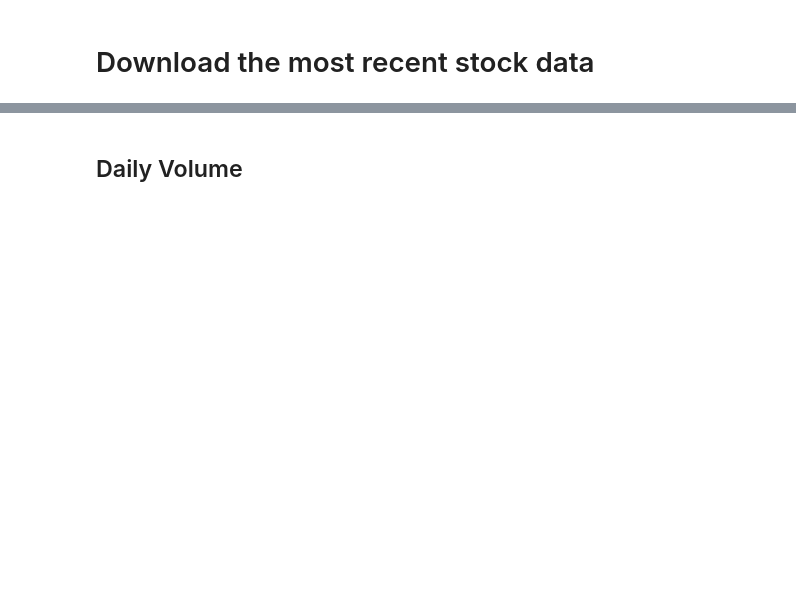
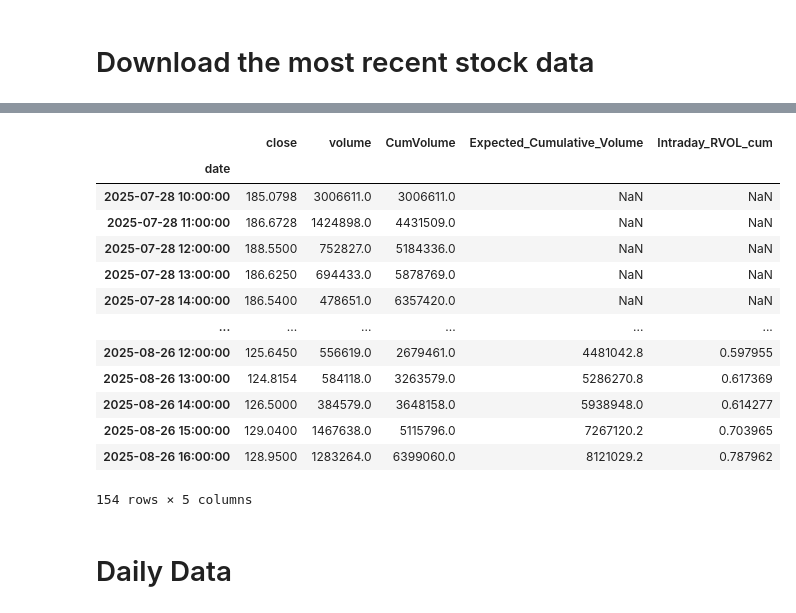
Before and after one commit to LINGUOREN369/ATR-Sigma_RVOL_Strategy, a Jupyter notebook: visualization.ipynb, the cells around one changed output, grey strips where cells are left out. Saved outputs shown, nothing was run; the diff lists cells and outputs as text; code cells hidden in the pictures; blank space fills up the shorter version.

```diff
--- a/visualization.ipynb
+++ b/visualization.ipynb
@@ -163,2 +176,44 @@ Name: Average volume, dtype: float64
+# %%
+def expected_cum_rvol(df_time_volume, look_back_days=look_back_days_hourly):
+    cum_vol_df = df_time_volume.copy().sort_index()
+    cum_vol_df["Date"] = cum_vol_df.index.date
+    cum_vol_df["Time"] = cum_vol_df.index.time
+    cum_vol_df["Cumulative_Volume"] = cum_vol_df.groupby("Date")["volume"].cumsum()
+    pivot_cum = cum_vol_df.pivot_table(index="Date", columns="Time", values="Cumulative_Volume")
+    # Not include the volume from the current day
+    exp_curve = pivot_cum.rolling(window=look_back_days).mean().shift(1)
+    exp_curve_long = exp_curve.stack().reset_index(name="Expected_Cumulative_Volume")
+    exp_curve_long["Datetime"] = pd.to_datetime(exp_curve_long["Date"].astype(str) + " " + exp_curve_long["Time"].astype(str))
+    exp_curve_long = exp_curve_long.drop(columns=["Date", "Time"])
+    exp_curve_long = exp_curve_long.set_index("Datetime").sort_index()
+    return exp_curve_long
+
+def intraday_rvol(min_df: pd.DataFrame, exp_cum_df: pd.DataFrame) -> pd.DataFrame:
+    """
+    Computes Intraday_RVOL_cum = CumVolume / Exp_CumVolume.
+    """
+    df = min_df[["close", "volume"]].copy().sort_index()
+    df["CumVolume"] = df.groupby(df.index.date)["volume"].cumsum()
+    joined = df.join(exp_cum_df, how="left")
+    joined["Intraday_RVOL_cum"] = joined["CumVolume"] / joined["Expected_Cumulative_Volume"]
+    return joined
+# %%
+exp_60min_volume = expected_cum_rvol(df_60min)
+intraday_rvol(df_60min, exp_60min_volume)
+# %% [output]
+|  | close | volume | CumVolume | Expected_Cumulative_Volume | Intraday_RVOL_cum |
+| date |  |  |  |  |  |
+| 2025-07-28 10:00:00 | 185.0798 | 3006611.0 | 3006611.0 | NaN | NaN |
+| 2025-07-28 11:00:00 | 186.6728 | 1424898.0 | 4431509.0 | NaN | NaN |
+| 2025-07-28 12:00:00 | 188.5500 | 752827.0 | 5184336.0 | NaN | NaN |
+| 2025-07-28 13:00:00 | 186.6250 | 694433.0 | 5878769.0 | NaN | NaN |
+| 2025-07-28 14:00:00 | 186.5400 | 478651.0 | 6357420.0 | NaN | NaN |
+| ... | ... | ... | ... | ... | ... |
+| 2025-08-26 12:00:00 | 125.6450 | 556619.0 | 2679461.0 | 4481042.8 | 0.597955 |
+| 2025-08-26 13:00:00 | 124.8154 | 584118.0 | 3263579.0 | 5286270.8 | 0.617369 |
+| 2025-08-26 14:00:00 | 126.5000 | 384579.0 | 3648158.0 | 5938948.0 | 0.614277 |
+| 2025-08-26 15:00:00 | 129.0400 | 1467638.0 | 5115796.0 | 7267120.2 | 0.703965 |
+| 2025-08-26 16:00:00 | 128.9500 | 1283264.0 | 6399060.0 | 8121029.2 | 0.787962 |
+154 rows × 5 columns
 # %% [markdown]
-## Daily Volume
+# Daily Data
```
Also changed, not shown: parts of 24 cells of this notebook, 13 other files.
